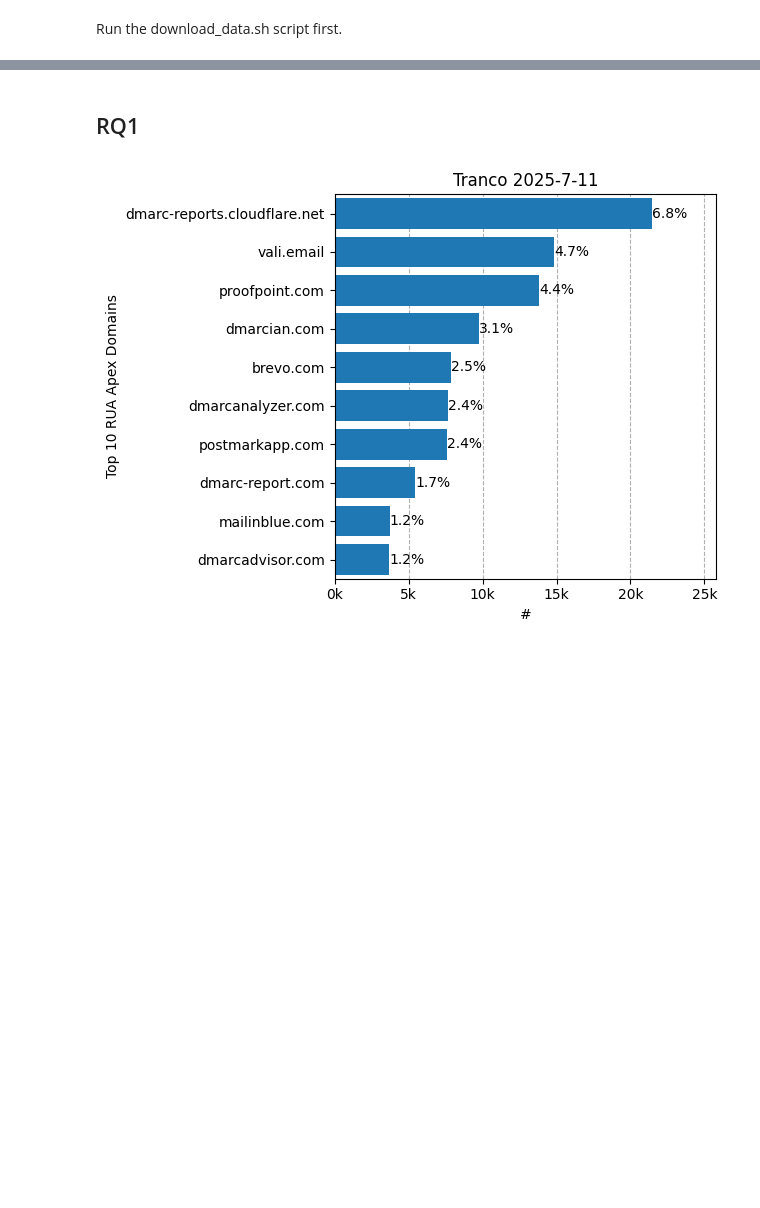
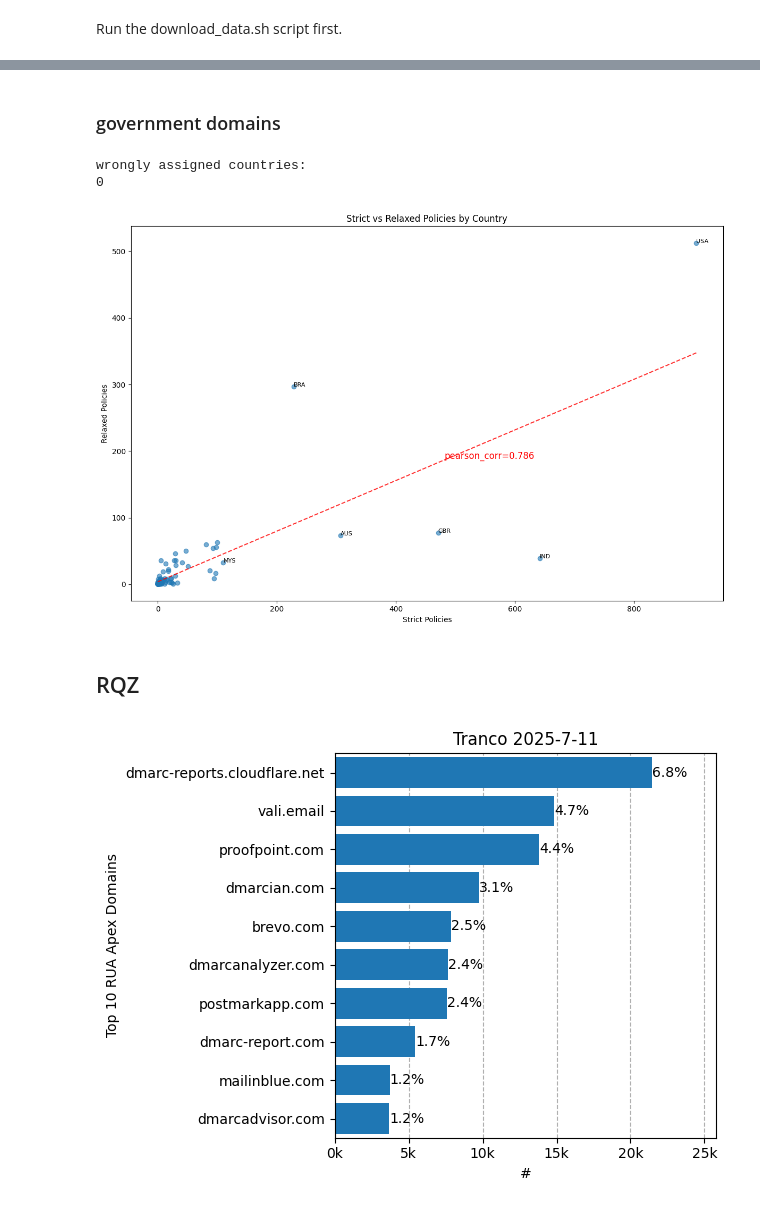
Before and after one commit to internettransparency/dmarc-cctld-research, a Jupyter notebook: notebooks/process-results.ipynb, the cells around one changed output, grey strips where cells are left out. Saved outputs shown, nothing was run; the diff lists cells and outputs as text; code cells hidden in the pictures; blank space fills up the shorter version.

```diff
--- a/notebooks/process-results.ipynb
+++ b/notebooks/process-results.ipynb
@@ -44,5 +430,18 @@ Run the download_data.sh script first.
+# %% [markdown]
+### government domains
+# %%
+gov_cctld_dmarc_pdf = cctld_dmarc_pdf[cctld_dmarc_pdf['tld'].str.contains('gov')]
+# %%
+gov_policy_counts_pdf = get_aggr_policy_count_per_country(gov_cctld_dmarc_pdf.copy())
+# %% [output]
+wrongly assigned countries:
+0
+# %%
+strict_relaxed_policy_correlation(gov_policy_counts_pdf.copy(), threshold=100)
+# %% [output]
+[figure, added]
 # %% [markdown]
-## RQ1
+## RQZ
 # %%
 aggr_rua_pdf = pd.read_parquet("../data/oi-warehouse/aggregation/what=rua_addresses/").rename(columns={"sum(count)": "count"})
 aggr_ruf_pdf = pd.read_parquet("../data/oi-warehouse/aggregation/what=ruf_addresses/").rename(columns={"sum(count)": "count"})
```
Also changed, not shown: parts of 11 cells of this notebook, 1 other file.
